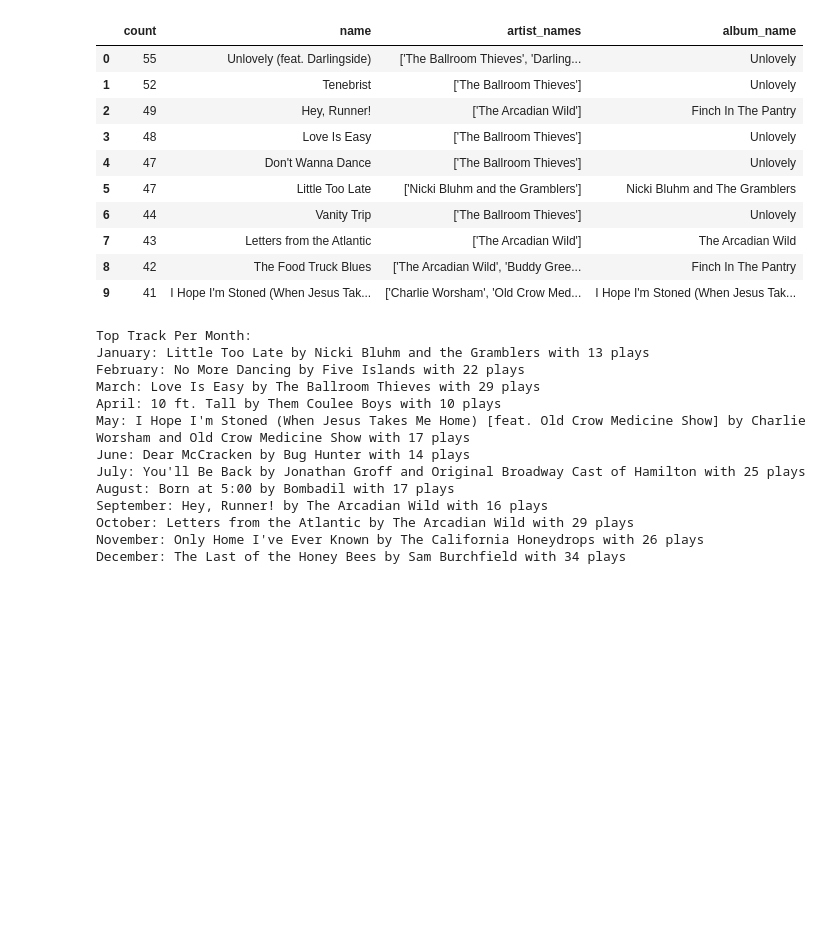
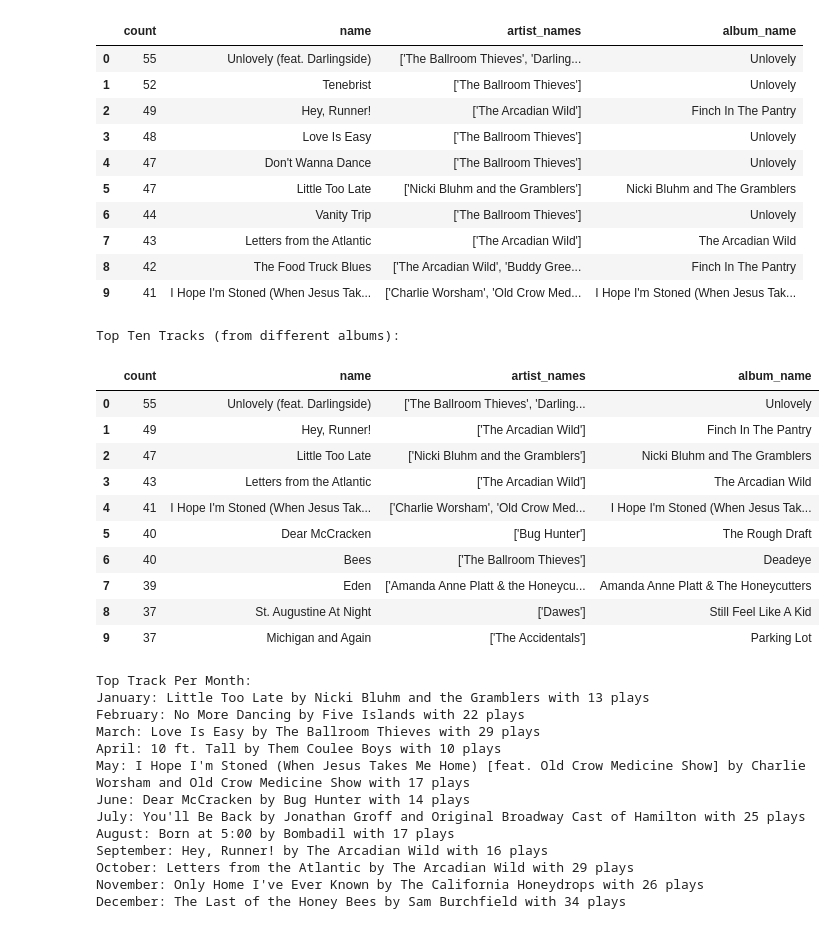
Before and after one commit to justinro-underscore/SpotifyDataAnalysis, a Jupyter notebook: SpotifyDataAnalysis.ipynb, the cells around one changed output. Drawn from its saved outputs; the diff is of its cells as text; code cells hidden in the pictures; blank space fills up the shorter version.

```diff
--- a/SpotifyDataAnalysis.ipynb
+++ b/SpotifyDataAnalysis.ipynb
@@ -536,6 +536,23 @@ Top Ten Tracks:
 | 7 | 43 | Letters from the Atlantic | ['The Arcadian Wild'] | The Arcadian Wild |
 | 8 | 42 | The Food Truck Blues | ['The Arcadian Wild', 'Buddy Gree... | Finch In The Pantry |
 | 9 | 41 | I Hope I'm Stoned (When Jesus Tak... | ['Charlie Worsham', 'Old Crow Med... | I Hope I'm Stoned (When Jesus Tak... |
+# %%
+print("Top Ten Tracks (from different albums):")
+full_track_data_df.sort_values(by="count", ascending=False)[["count", "name", "artist_names", "album_name"]]\
+    .drop_duplicates(subset=["album_name"], keep="first").head(10).reset_index(drop=True)
+# %% [output]
+Top Ten Tracks (from different albums):
+|  | count | name | artist_names | album_name |
+| 0 | 55 | Unlovely (feat. Darlingside) | ['The Ballroom Thieves', 'Darling... | Unlovely |
+| 1 | 49 | Hey, Runner! | ['The Arcadian Wild'] | Finch In The Pantry |
+| 2 | 47 | Little Too Late | ['Nicki Bluhm and the Gramblers'] | Nicki Bluhm and The Gramblers |
+| 3 | 43 | Letters from the Atlantic | ['The Arcadian Wild'] | The Arcadian Wild |
+| 4 | 41 | I Hope I'm Stoned (When Jesus Tak... | ['Charlie Worsham', 'Old Crow Med... | I Hope I'm Stoned (When Jesus Tak... |
+| 5 | 40 | Dear McCracken | ['Bug Hunter'] | The Rough Draft |
+| 6 | 40 | Bees | ['The Ballroom Thieves'] | Deadeye |
+| 7 | 39 | Eden | ['Amanda Anne Platt & the Honeycu... | Amanda Anne Platt & The Honeycutters |
+| 8 | 37 | St. Augustine At Night | ['Dawes'] | Still Feel Like A Kid |
+| 9 | 37 | Michigan and Again | ['The Accidentals'] | Parking Lot |
 # %%
 top_tracks_by_month_df = trimmed_tracks_data_df[["month", "id", "date"]].groupby(["month", "id"]).count().reset_index().rename({"date": "count"}, axis=1)
 top_tracks_by_month_df = top_tracks_by_month_df.merge(full_track_data_df[["id", "name", "album_id", "album_name", "artist_names"]], on="id")
```
Also changed, not shown: parts of 1 cell of this notebook.
